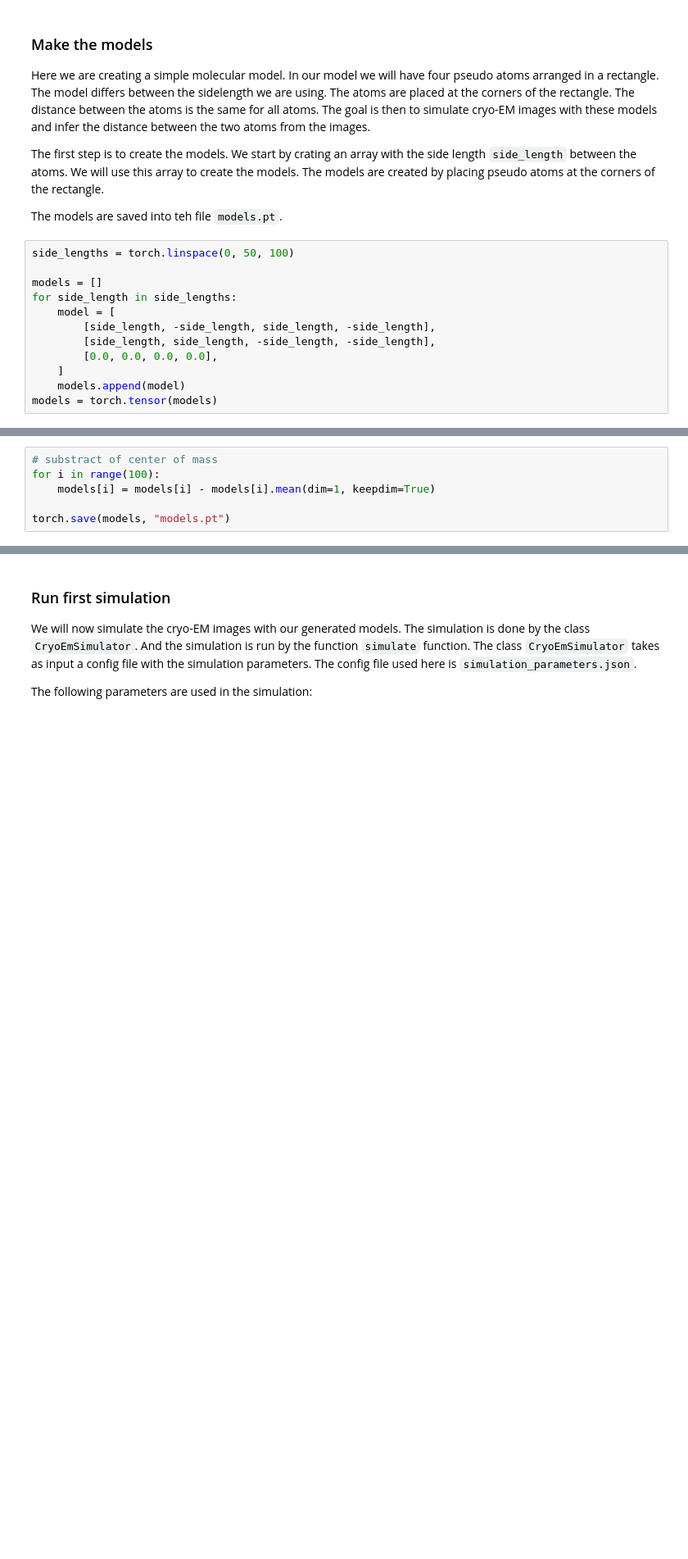
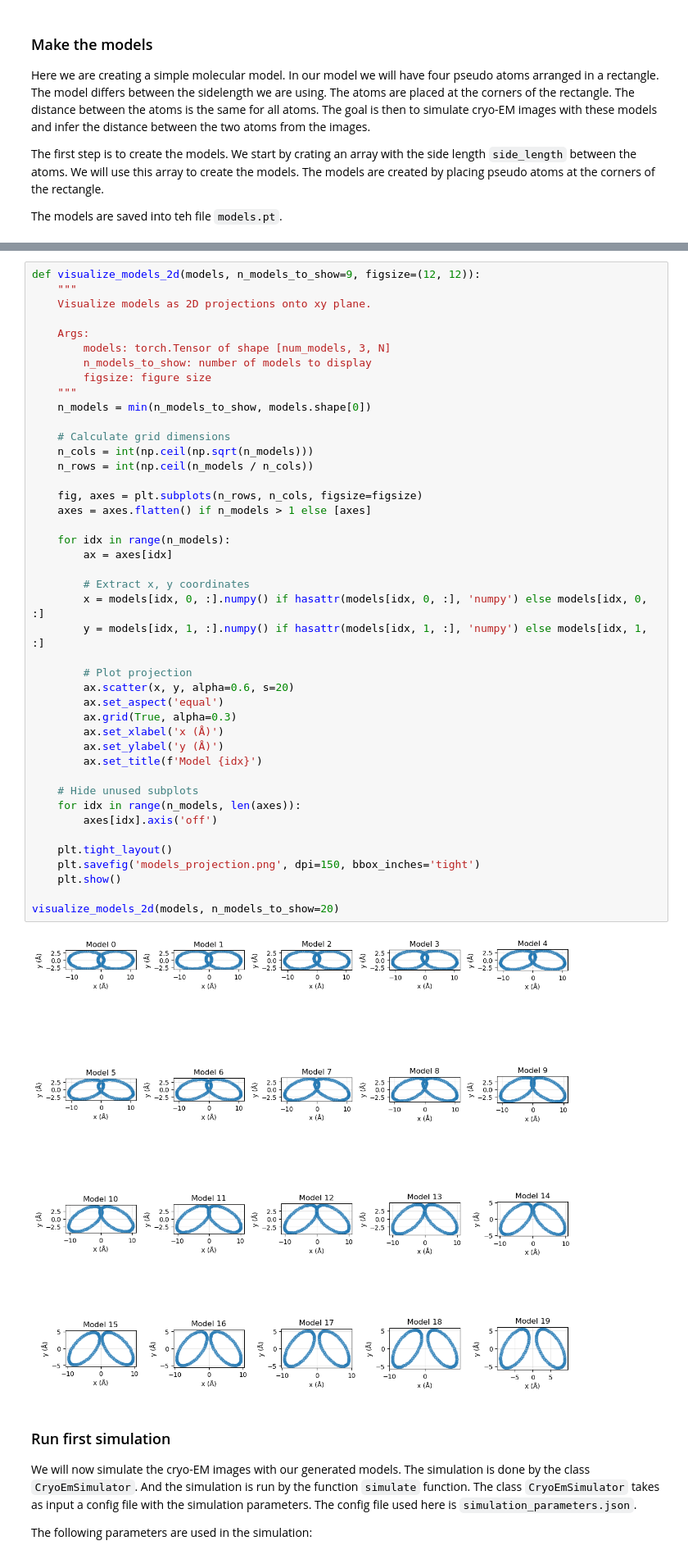
Before and after one commit to dariagusew/cryoSBI, a Jupyter notebook: tutorials/NLE/test_nle.ipynb, the cells around one changed output, grey strips where cells are left out. Shown at 82% size. Saved outputs shown, nothing was run; the diff lists cells and outputs as text; blank space fills up the shorter version.

```diff
--- a/tutorials/NLE/test_nle.ipynb
+++ b/tutorials/NLE/test_nle.ipynb
@@ -32,15 +34,3 @@ The first step is to create the models. We start by crating an array with the si
 The models are created by placing pseudo atoms at the corners of the rectangle.
 
 The models are saved into teh file `models.pt`.
-# %%
-side_lengths = torch.linspace(0, 50, 100)
-
-models = []
-for side_length in side_lengths:
-    model = [
-        [side_length, -side_length, side_length, -side_length],
-        [side_length, side_length, -side_length, -side_length],
-        [0.0, 0.0, 0.0, 0.0],
-    ]
-    models.append(model)
-models = torch.tensor(models)
@@ -76,6 +184,0 @@ plt.legend()
-# %%
-# substract of center of mass
-for i in range(100):
-    models[i] = models[i] - models[i].mean(dim=1, keepdim=True)
-
-torch.save(models, "models.pt")
@@ -86,3 +185,48 @@ torch.Size([100, 3, 4])
+# %%
+def visualize_models_2d(models, n_models_to_show=9, figsize=(12, 12)):
+    """
+    Visualize models as 2D projections onto xy plane.
+
+    Args:
+        models: torch.Tensor of shape [num_models, 3, N]
+        n_models_to_show: number of models to display
+        figsize: figure size
+    """
+    n_models = min(n_models_to_show, models.shape[0])
+
+    # Calculate grid dimensions
+    n_cols = int(np.ceil(np.sqrt(n_models)))
+    n_rows = int(np.ceil(n_models / n_cols))
+
+    fig, axes = plt.subplots(n_rows, n_cols, figsize=figsize)
+    axes = axes.flatten() if n_models > 1 else [axes]
+
+    for idx in range(n_models):
+        ax = axes[idx]
+
+        # Extract x, y coordinates
+        x = models[idx, 0, :].numpy() if hasattr(models[idx, 0, :], 'numpy') else models[idx, 0, :]
+        y = models[idx, 1, :].numpy() if hasattr(models[idx, 1, :], 'numpy') else models[idx, 1, :]
+
+        # Plot projection
+        ax.scatter(x, y, alpha=0.6, s=20)
+        ax.set_aspect('equal')
+        ax.grid(True, alpha=0.3)
+        ax.set_xlabel('x (Å)')
+        ax.set_ylabel('y (Å)')
+        ax.set_title(f'Model {idx}')
+
+    # Hide unused subplots
+    for idx in range(n_models, len(axes)):
+        axes[idx].axis('off')
+
+    plt.tight_layout()
+    plt.savefig('models_projection.png', dpi=150, bbox_inches='tight')
+    plt.show()
+
+visualize_models_2d(models, n_models_to_show=20)
+# %% [output]
+[figure, added]
 # %% [markdown]
 ### Run first simulation
 
```
Also changed, not shown: parts of 20 cells of this notebook, 3 other files.
